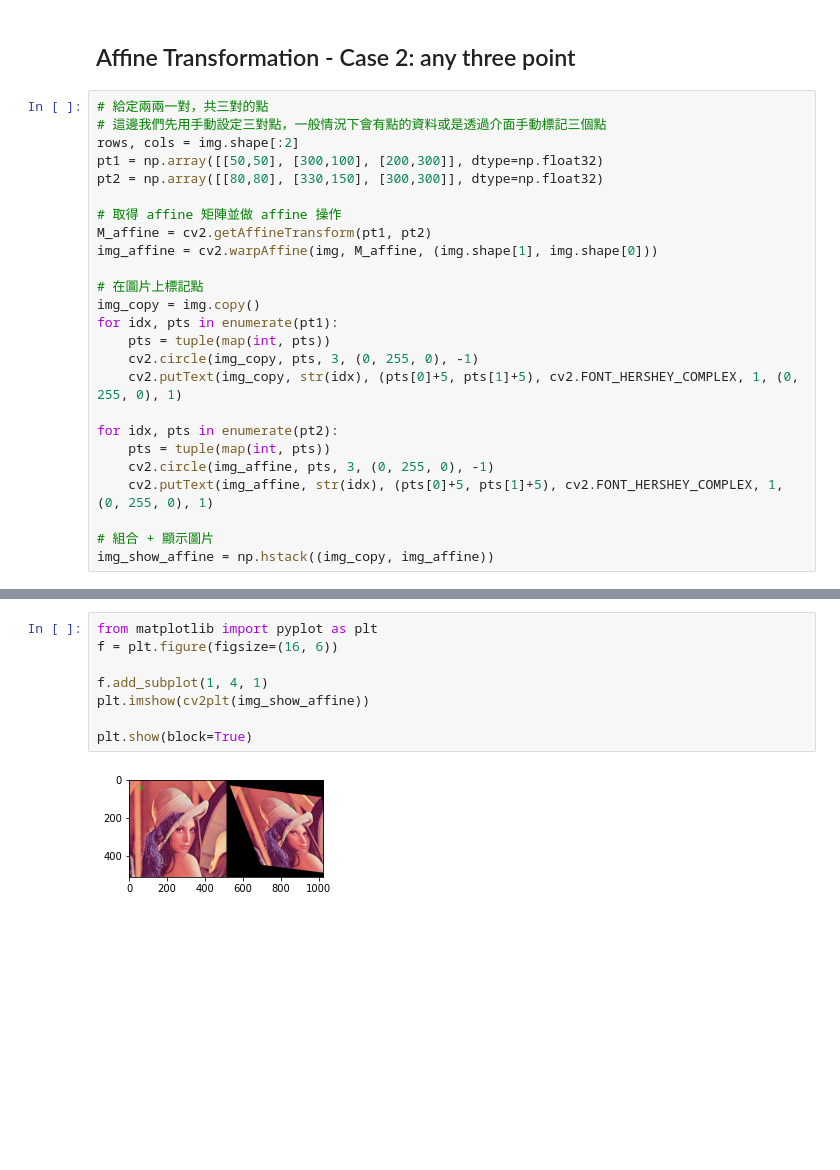
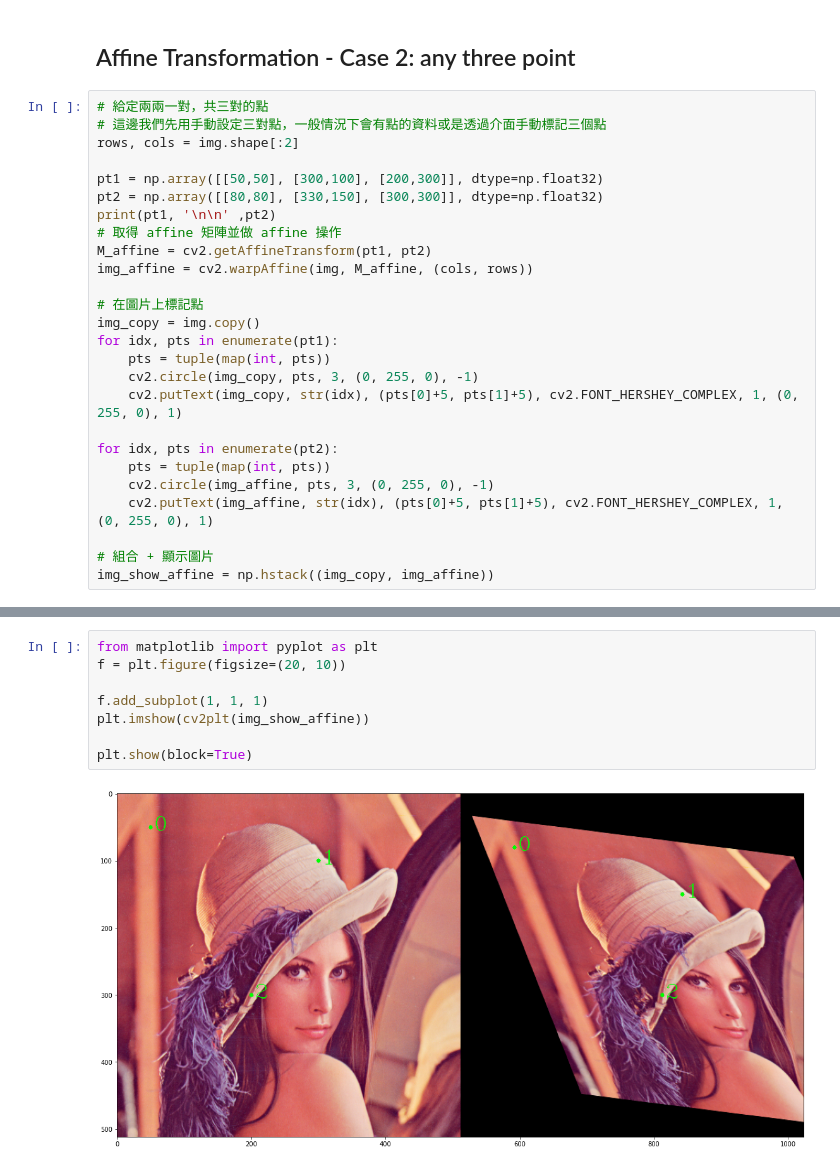
Before and after one commit to f416720001/1st-DL-CVMarathon, a Jupyter notebook: Day006_affine_HW.ipynb, the cells around one changed output, grey strips where cells are left out. Drawn from its saved outputs; the diff is of its cells as text; blank space fills up the shorter version.

```diff
--- a/Day006_affine_HW.ipynb
+++ b/Day006_affine_HW.ipynb
@@ -16,12 +16,13 @@ img = cv2.imread('data/lena.png')
 # 給定兩兩一對，共三對的點
 # 這邊我們先用手動設定三對點，一般情況下會有點的資料或是透過介面手動標記三個點
 rows, cols = img.shape[:2]
+
 pt1 = np.array([[50,50], [300,100], [200,300]], dtype=np.float32)
 pt2 = np.array([[80,80], [330,150], [300,300]], dtype=np.float32)
-
+print(pt1, '\n\n' ,pt2)
 # 取得 affine 矩陣並做 affine 操作
 M_affine = cv2.getAffineTransform(pt1, pt2)
-img_affine = cv2.warpAffine(img, M_affine, (img.shape[1], img.shape[0]))
+img_affine = cv2.warpAffine(img, M_affine, (cols, rows))
 
 # 在圖片上標記點
 img_copy = img.copy()
@@ -40,10 +49,10 @@ img_show_affine = np.hstack((img_copy, img_affine))
 # %%
 from matplotlib import pyplot as plt
-f = plt.figure(figsize=(16, 6))
+f = plt.figure(figsize=(20, 10))
 
-f.add_subplot(1, 4, 1)
+f.add_subplot(1, 1, 1)
 plt.imshow(cv2plt(img_show_affine))
 
 plt.show(block=True)
 # %% [output]
-[figure, old version]
+[figure, new version]
```
Also changed, not shown: parts of 1 cell of this notebook, 1 other file.
